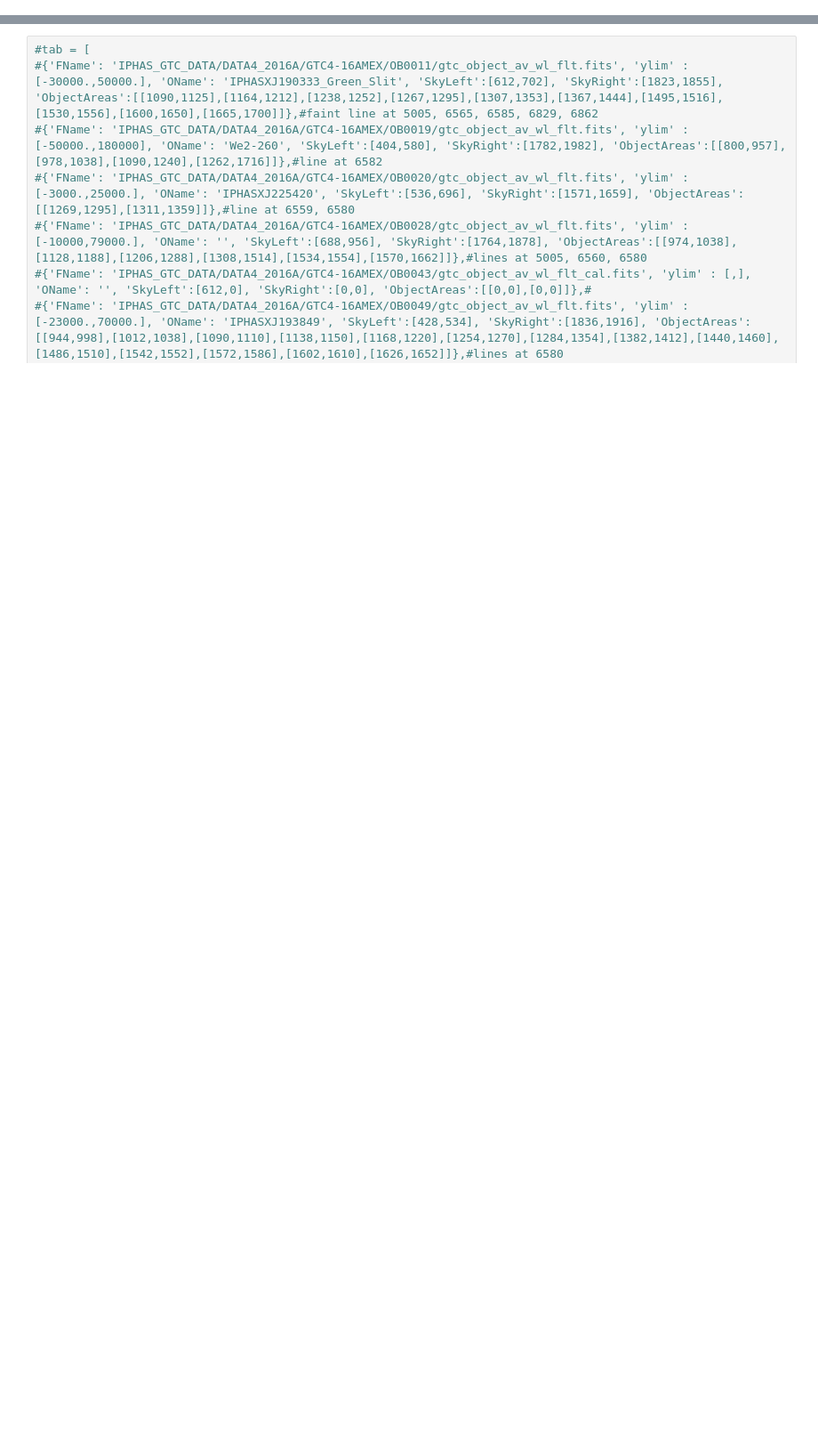
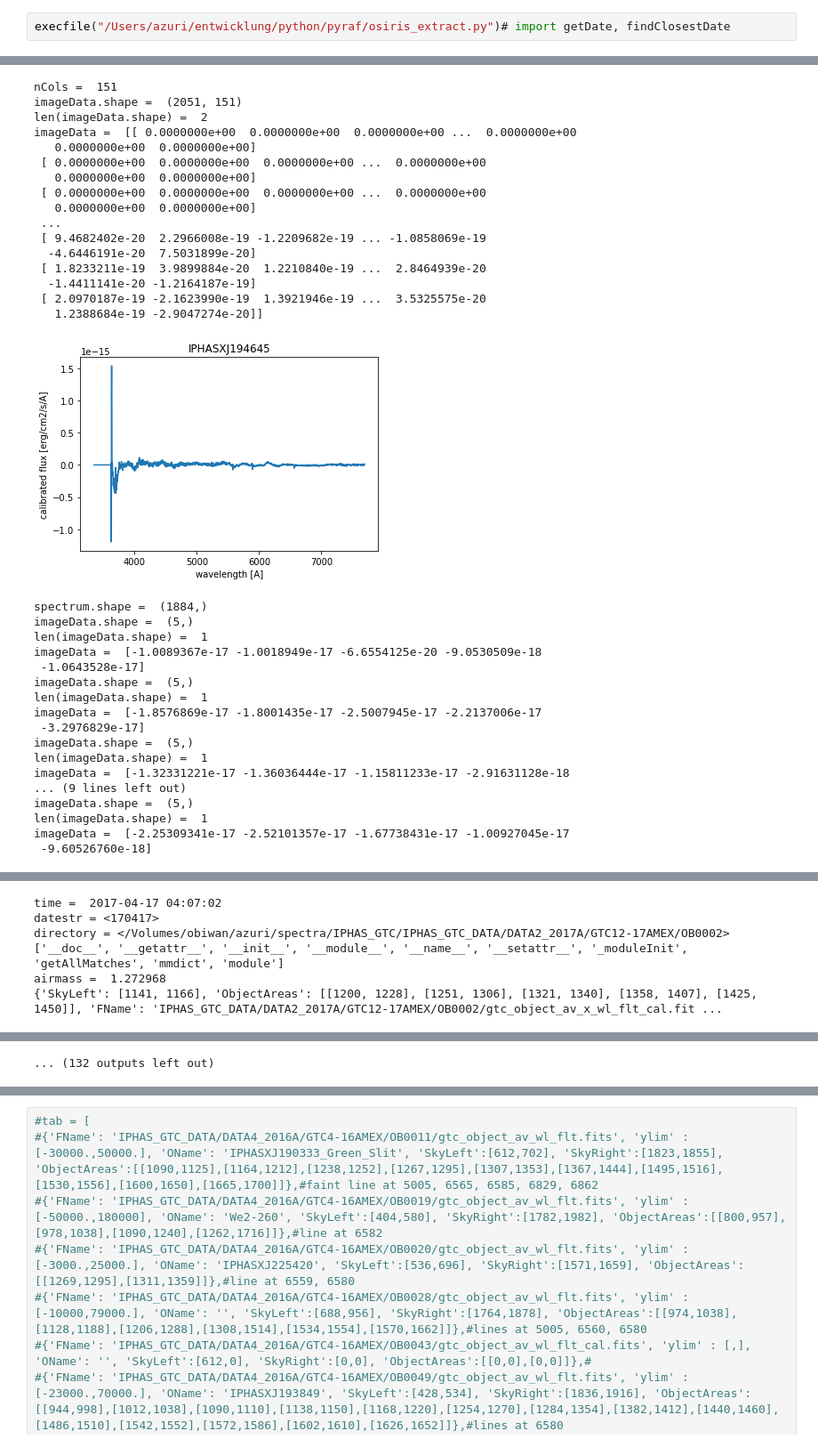
Before and after one commit to ziggyman/python, a Jupyter notebook: pyraf/OSIRIS_extract_nebulae1.ipynb, the cells around one changed output, grey strips where cells are left out. Shown at 89% size. Cells and saved outputs as stored; diff of their text form; blank space fills up the shorter version.

```diff
--- a/pyraf/OSIRIS_extract_nebulae1.ipynb
+++ b/pyraf/OSIRIS_extract_nebulae1.ipynb
@@ -264,0 +7,3 @@ def getHeader(imName, hdu=1):
+# %%
+execfile("/Users/azuri/entwicklung/python/pyraf/osiris_extract.py")# import getDate, findClosestDate
+# %% [output]
@@ -264,0 +28,34 @@ def getHeader(imName, hdu=1):
+nCols =  151
+imageData.shape =  (2051, 151)
+len(imageData.shape) =  2
+imageData =  [[ 0.0000000e+00  0.0000000e+00  0.0000000e+00 ...  0.0000000e+00
+   0.0000000e+00  0.0000000e+00]
+ [ 0.0000000e+00  0.0000000e+00  0.0000000e+00 ...  0.0000000e+00
+   0.0000000e+00  0.0000000e+00]
+ [ 0.0000000e+00  0.0000000e+00  0.0000000e+00 ...  0.0000000e+00
+   0.0000000e+00  0.0000000e+00]
+ ...
+ [ 9.4682402e-20  2.2966008e-19 -1.2209682e-19 ... -1.0858069e-19
+  -4.6446191e-20  7.5031899e-20]
+ [ 1.8233211e-19  3.9899884e-20  1.2210840e-19 ...  2.8464939e-20
+  -1.4411141e-20 -1.2164187e-19]
+ [ 2.0970187e-19 -2.1623990e-19  1.3921946e-19 ...  3.5325575e-20
+   1.2388684e-19 -2.9047274e-20]]
+[figure, added]
+spectrum.shape =  (1884,)
+imageData.shape =  (5,)
+len(imageData.shape) =  1
+imageData =  [-1.0089367e-17 -1.0018949e-17 -6.6554125e-20 -9.0530509e-18
+ -1.0643528e-17]
+imageData.shape =  (5,)
+len(imageData.shape) =  1
+imageData =  [-1.8576869e-17 -1.8001435e-17 -2.5007945e-17 -2.2137006e-17
+ -3.2976829e-17]
+imageData.shape =  (5,)
+len(imageData.shape) =  1
+imageData =  [-1.32331221e-17 -1.36036444e-17 -1.15811233e-17 -2.91631128e-18
+... (9 lines left out)
+imageData.shape =  (5,)
+len(imageData.shape) =  1
+imageData =  [-2.25309341e-17 -2.52101357e-17 -1.67738431e-17 -1.00927045e-17
+ -9.60526760e-18]
@@ -264,0 +63,6 @@ def getHeader(imName, hdu=1):
+time =  2017-04-17 04:07:02
+datestr = <170417>
+directory = </Volumes/obiwan/azuri/spectra/IPHAS_GTC/IPHAS_GTC_DATA/DATA2_2017A/GTC12-17AMEX/OB0002>
+['__doc__', '__getattr__', '__init__', '__module__', '__name__', '__setattr__', '_moduleInit', 'getAllMatches', 'mmdict', 'module']
+airmass =  1.272968
+{'SkyLeft': [1141, 1166], 'ObjectAreas': [[1200, 1228], [1251, 1306], [1321, 1340], [1358, 1407], [1425, 1450]], 'FName': 'IPHAS_GTC_DATA/DATA2_2017A/GTC12-17AMEX/OB0002/gtc_object_av_x_wl_flt_cal.fit ...
@@ -265,3 +111,4 @@ def getHeader(imName, hdu=1):
+... (132 outputs left out)
 # %%
 tab = [
 #{'FName': 'IPHAS_GTC_DATA/DATA2_2017A/GTC12-17AMEX/OB0001/gtc_object_av_wl_cal.fits', 'ylim' : [-0.15e-15,0.3e-15], 'OName': 'IPHASXJ194645', 'SkyLeft':[835,960], 'SkyRight':[1570,1760], 'ObjectAreas':[[1262,1330],[1157,1240]]},#very wide, find sky from other imeage nearby
```
Also changed, not shown: parts of 6 cells of this notebook, 4 other files.
